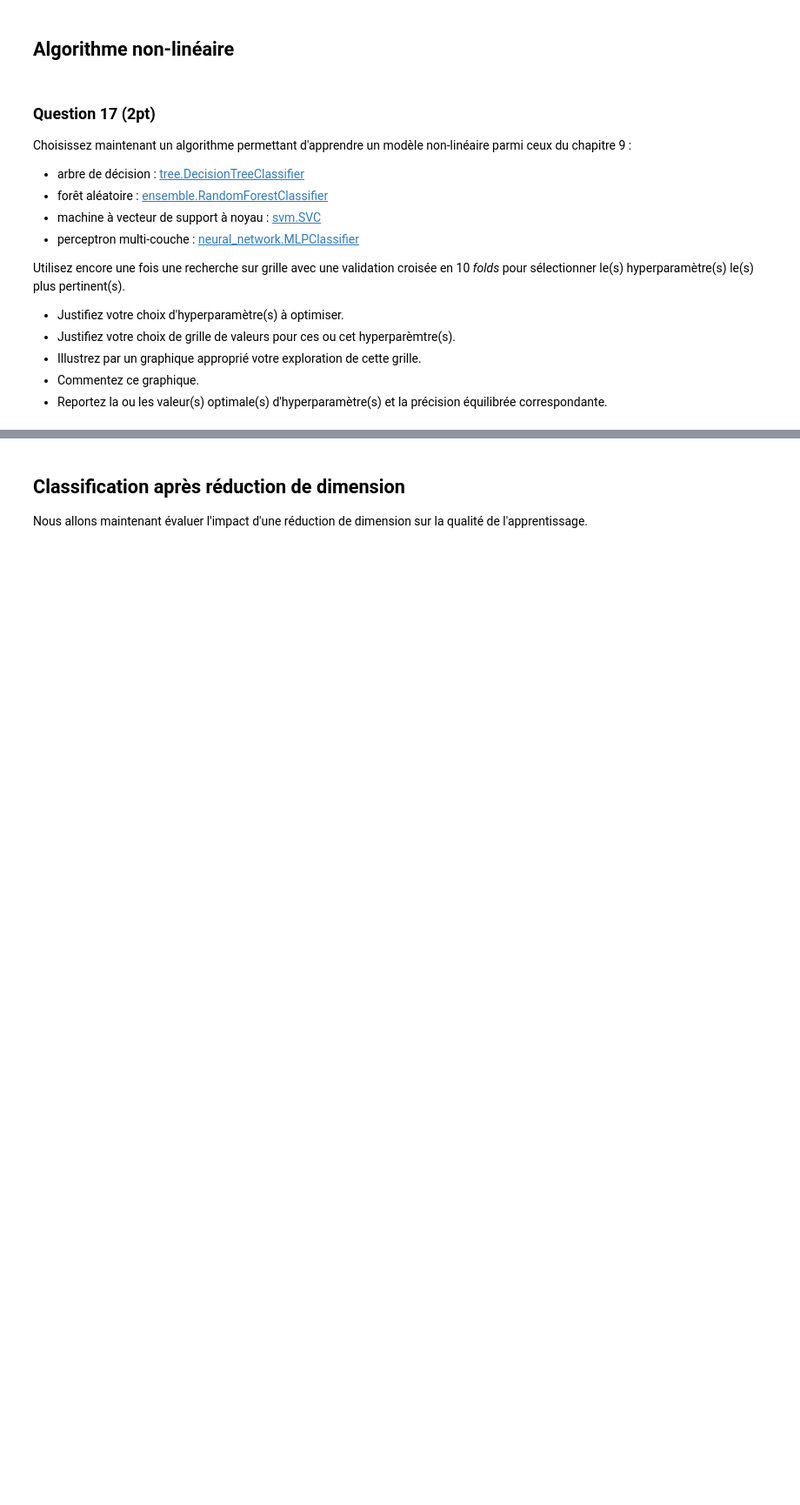
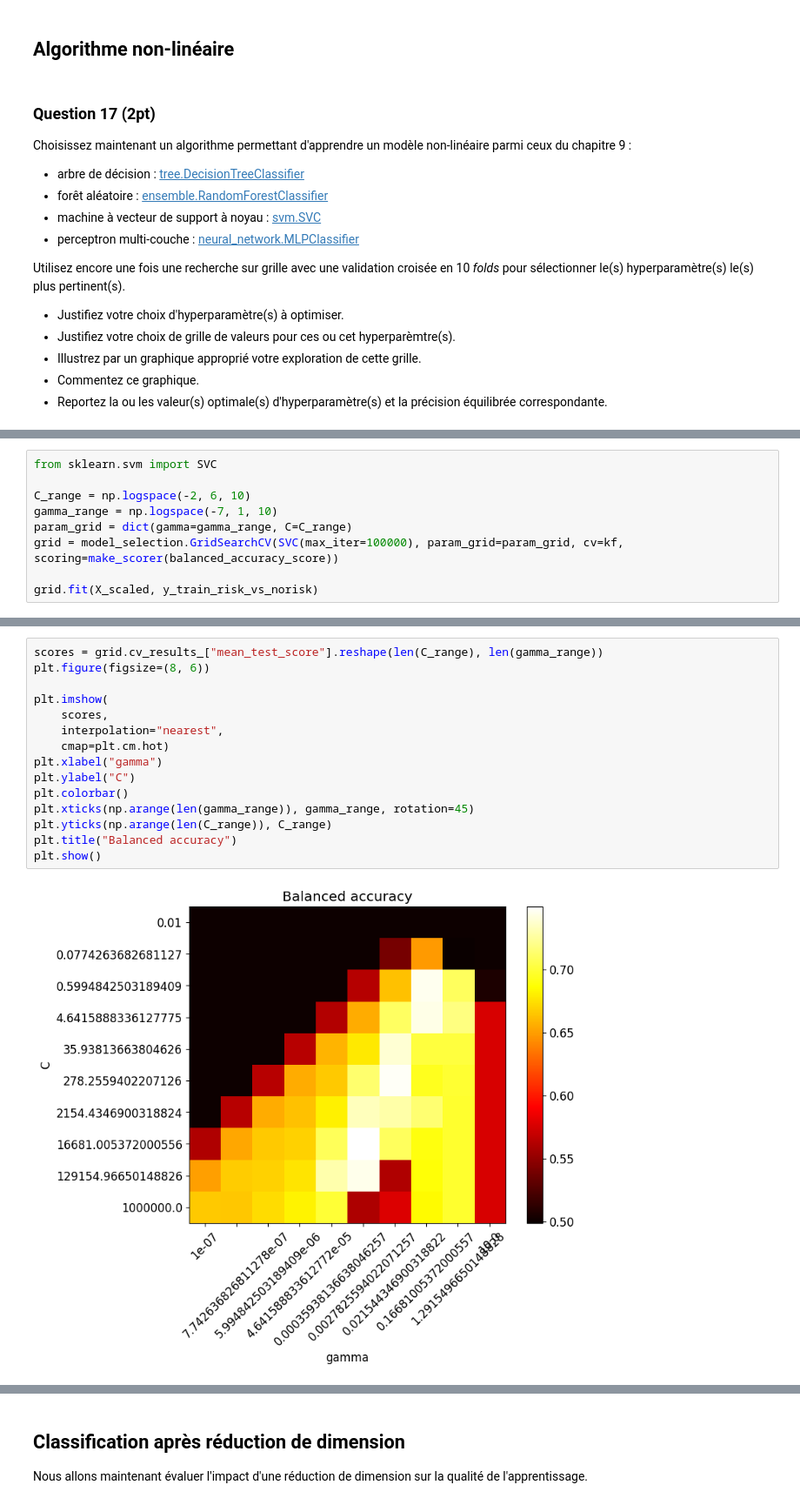
Before and after one commit to comemazelier/projet-sdd, a Jupyter notebook: Projet.ipynb, the cells around one changed output, grey strips where cells are left out. Shown at 87% size. Saved outputs shown, nothing was run; the diff lists cells and outputs as text; blank space fills up the shorter version.

```diff
--- a/Projet.ipynb
+++ b/Projet.ipynb
@@ -433,0 +454,9 @@ Utilisez encore une fois une recherche sur grille avec une validation croisée e
+# %%
+from sklearn.svm import SVC
+
+C_range = np.logspace(-2, 6, 10)
+gamma_range = np.logspace(-7, 1, 10)
+param_grid = dict(gamma=gamma_range, C=C_range)
+grid = model_selection.GridSearchCV(SVC(max_iter=100000), param_grid=param_grid, cv=kf, scoring=make_scorer(balanced_accuracy_score))
+
+grid.fit(X_scaled, y_train_risk_vs_norisk)
@@ -433,0 +473,17 @@ Utilisez encore une fois une recherche sur grille avec une validation croisée e
+# %%
+scores = grid.cv_results_["mean_test_score"].reshape(len(C_range), len(gamma_range))
+plt.figure(figsize=(8, 6))
+
+plt.imshow(
+    scores,
+    interpolation="nearest",
+    cmap=plt.cm.hot)
+plt.xlabel("gamma")
+plt.ylabel("C")
+plt.colorbar()
+plt.xticks(np.arange(len(gamma_range)), gamma_range, rotation=45)
+plt.yticks(np.arange(len(C_range)), C_range)
+plt.title("Balanced accuracy")
+plt.show()
+# %% [output]
+[figure, added]
```
Also changed, not shown: parts of 17 cells of this notebook.
